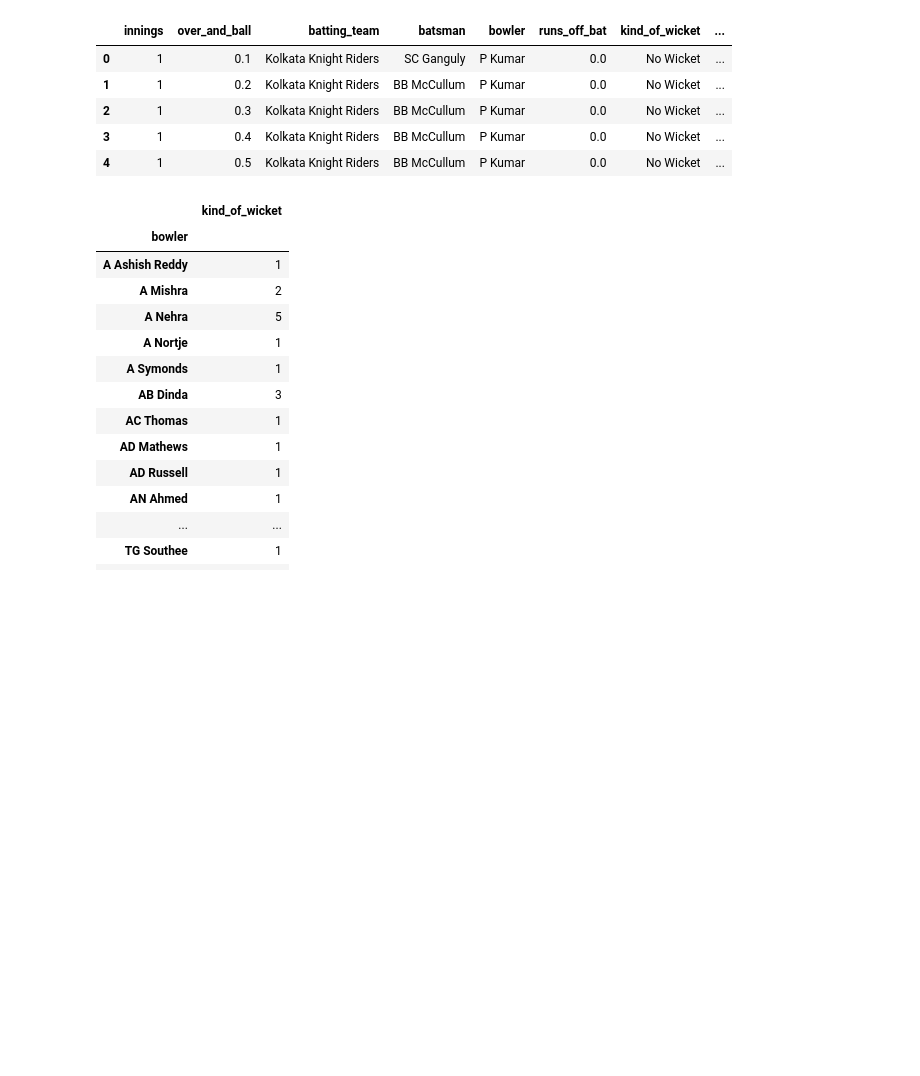
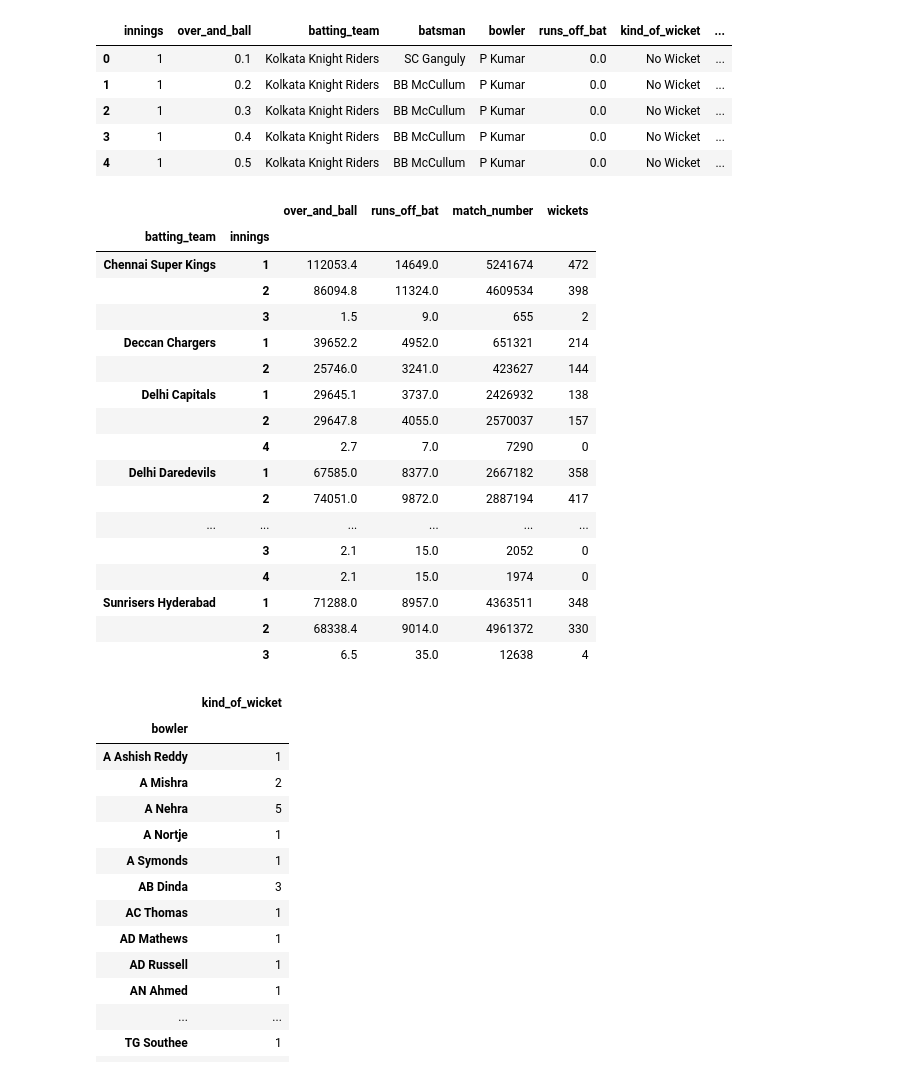
Before and after one commit to khyatidesai09/IPLMenAnalysis, a Jupyter notebook: ipl_analysis.ipynb, the cells around one changed output. Saved outputs shown, nothing was run; the diff lists cells and outputs as text; code cells hidden in the pictures; blank space fills up the shorter version.

Commit message:
data cleaning & data ready changes

```diff
--- a/ipl_analysis.ipynb
+++ b/ipl_analysis.ipynb
@@ -248,0 +195,2 @@ memory usage: 24.8+ MB
+# %%
+main_dataframe.batting_team=main_dataframe.batting_team.apply(lambda x : "Rising Pune Supergiants" if x=="Rising Pune Supergiant" else x)
@@ -248,0 +207,2 @@ memory usage: 24.8+ MB
+# %%
+main_dataframe['wickets']=(main_dataframe['kind_of_wicket']!='No Wicket').map({True:1,False:0})
@@ -249,5 +213,5 @@ memory usage: 24.8+ MB
 # %%
-batting_cols=['innings','over_and_ball','batting_team','batsman','bowler','runs_off_bat','kind_of_wicket','dismissed_player','match_number','match_date']
+batting_cols=['innings','over_and_ball','batting_team','batsman','bowler','runs_off_bat','kind_of_wicket','dismissed_player','match_number','match_date','wickets']
 
 batting_data = main_dataframe[batting_cols]
 # %%
@@ -259,6 +223,27 @@ batting_data.head()
 | 2 | 1 | 0.3 | Kolkata Knight Riders | BB McCullum | P Kumar | 0.0 | No Wicket | ... |
 | 3 | 1 | 0.4 | Kolkata Knight Riders | BB McCullum | P Kumar | 0.0 | No Wicket | ... |
 | 4 | 1 | 0.5 | Kolkata Knight Riders | BB McCullum | P Kumar | 0.0 | No Wicket | ... |
+# %%
+batting_data.groupby(['batting_team','innings']).sum(numeric_only=True)
+# %% [output]
+|  |  | over_and_ball | runs_off_bat | match_number | wickets |
+| batting_team | innings |  |  |  |  |
+| Chennai Super Kings | 1 | 112053.4 | 14649.0 | 5241674 | 472 |
+|  | 2 | 86094.8 | 11324.0 | 4609534 | 398 |
+|  | 3 | 1.5 | 9.0 | 655 | 2 |
+| Deccan Chargers | 1 | 39652.2 | 4952.0 | 651321 | 214 |
+|  | 2 | 25746.0 | 3241.0 | 423627 | 144 |
+| Delhi Capitals | 1 | 29645.1 | 3737.0 | 2426932 | 138 |
+|  | 2 | 29647.8 | 4055.0 | 2570037 | 157 |
+|  | 4 | 2.7 | 7.0 | 7290 | 0 |
+| Delhi Daredevils | 1 | 67585.0 | 8377.0 | 2667182 | 358 |
+|  | 2 | 74051.0 | 9872.0 | 2887194 | 417 |
+| ... | ... | ... | ... | ... | ... |
+|  | 3 | 2.1 | 15.0 | 2052 | 0 |
+|  | 4 | 2.1 | 15.0 | 1974 | 0 |
+| Sunrisers Hyderabad | 1 | 71288.0 | 8957.0 | 4363511 | 348 |
+|  | 2 | 68338.4 | 9014.0 | 4961372 | 330 |
+|  | 3 | 6.5 | 35.0 | 12638 | 4 |
 # %%
 wicket_data=batting_data[['dismissed_player','bowler','kind_of_wicket']]
 # %%
```
Also changed, not shown: parts of 9 cells of this notebook.
